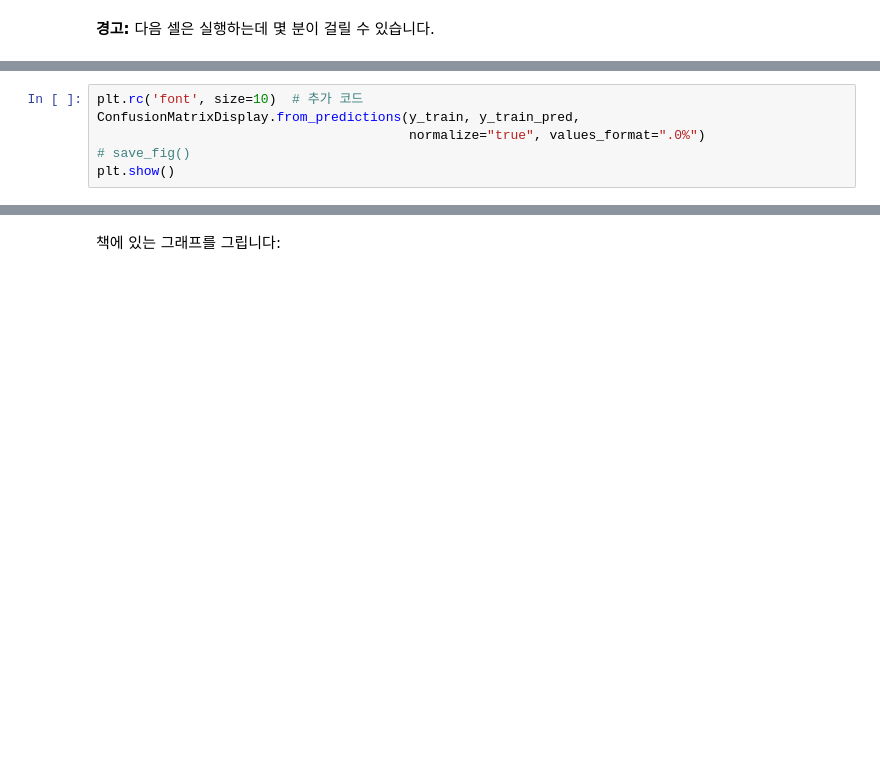
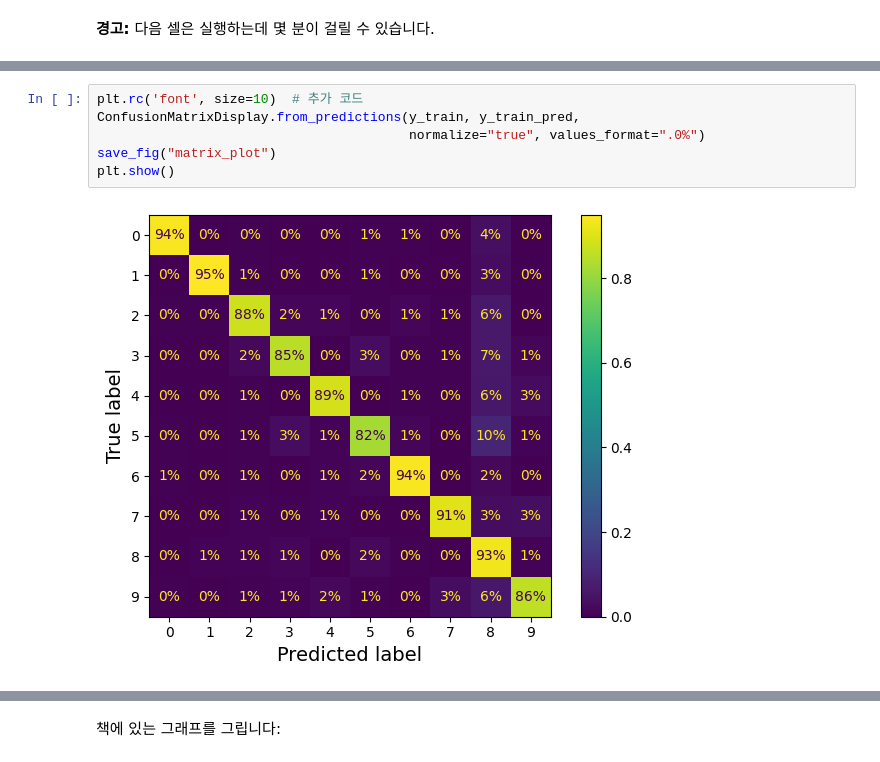
Before and after one commit to aaronkr-classroom/3-classification-pm-jooyounghan1, a Jupyter notebook: 03_classification.ipynb, the cells around one changed output, grey strips where cells are left out. Saved outputs shown, nothing was run; the diff lists cells and outputs as text; blank space fills up the shorter version.

```diff
--- a/03_classification.ipynb
+++ b/03_classification.ipynb
@@ -599,9 +616,11 @@ plt.show()
 # %%
 plt.rc('font', size=10)  # 추가 코드
 ConfusionMatrixDisplay.from_predictions(y_train, y_train_pred,
                                         normalize="true", values_format=".0%")
-# save_fig()
+save_fig("matrix_plot")
 plt.show()
+# %% [output]
+[figure, added]
 # %%
 sample_weight = (y_train_pred != y_train)
 plt.rc('font', size=10)  # 추가 코드
```
Also changed, not shown: parts of 26 cells of this notebook, 9 other files.
